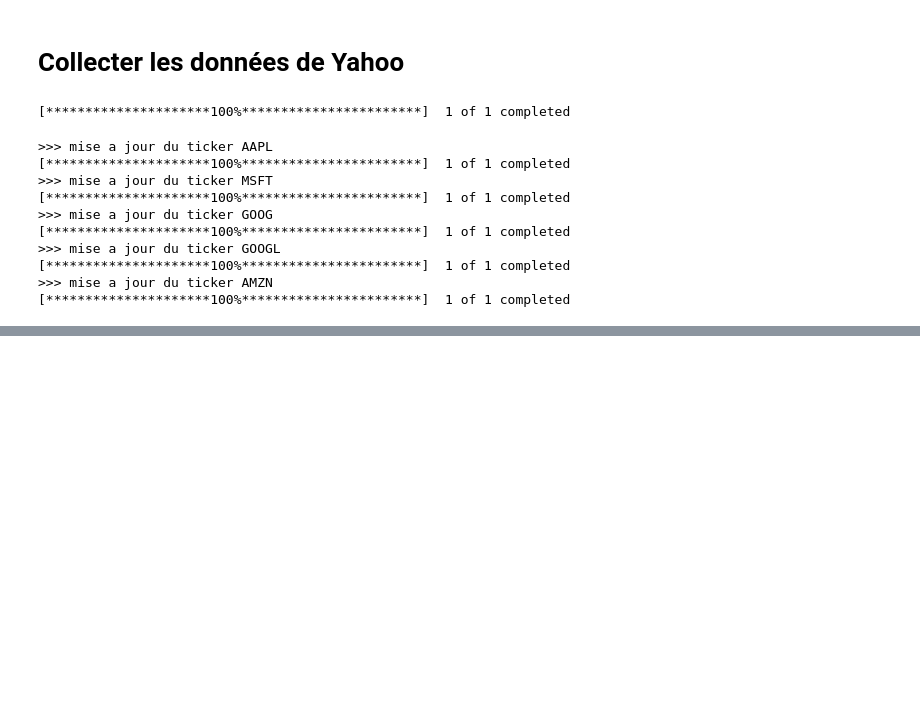
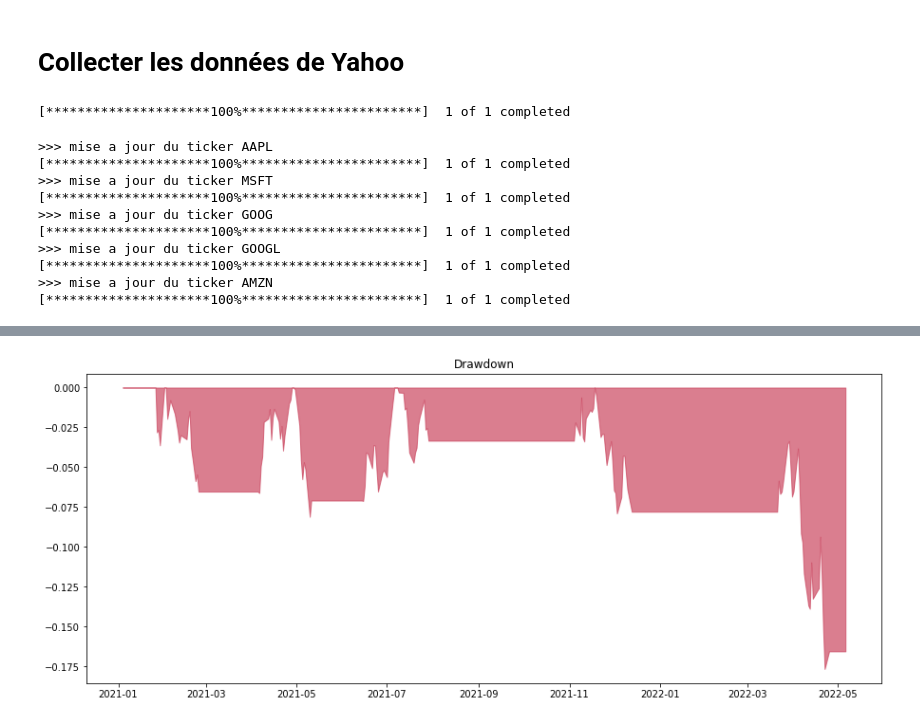
Before and after one commit to antoinebarre/grisbi-dev, a Jupyter notebook: test_manipulation_stock.ipynb, the cells around one changed output, grey strips where cells are left out. Saved outputs shown, nothing was run; the diff lists cells and outputs as text; code cells hidden in the pictures; blank space fills up the shorter version.

```diff
--- a/test_manipulation_stock.ipynb
+++ b/test_manipulation_stock.ipynb
@@ -48,0 +69,12 @@ grisbi.plot_candlestick(df)
+# %%
+def drawdown_function(serie):
+
+  # We compute Cumsum of the returns
+  cum = serie.dropna().cumsum()+1
+
+  # We compute max of the cumsum on the period (accumulate max)
+  running_max = np.maximum.accumulate(cum)
+
+  # We compute drawdown
+  drawdown  = cum/running_max - 1
+  return drawdown
@@ -48,0 +97,14 @@ grisbi.plot_candlestick(df)
+# %%
+drawdown = drawdown_function(dt["daily_return"].fillna(0))
+
+# Adapt figure size
+plt.figure(figsize=(15,6))
+
+# Plot the drawdown
+plt.fill_between(drawdown.index,0,drawdown, color="#C73954", alpha=0.65)
+
+# Put a title
+plt.title(f"Drawdown")
+plt.show()
+# %% [output]
+[figure, added]
```
Also changed, not shown: parts of 8 cells of this notebook, 1 other file.
